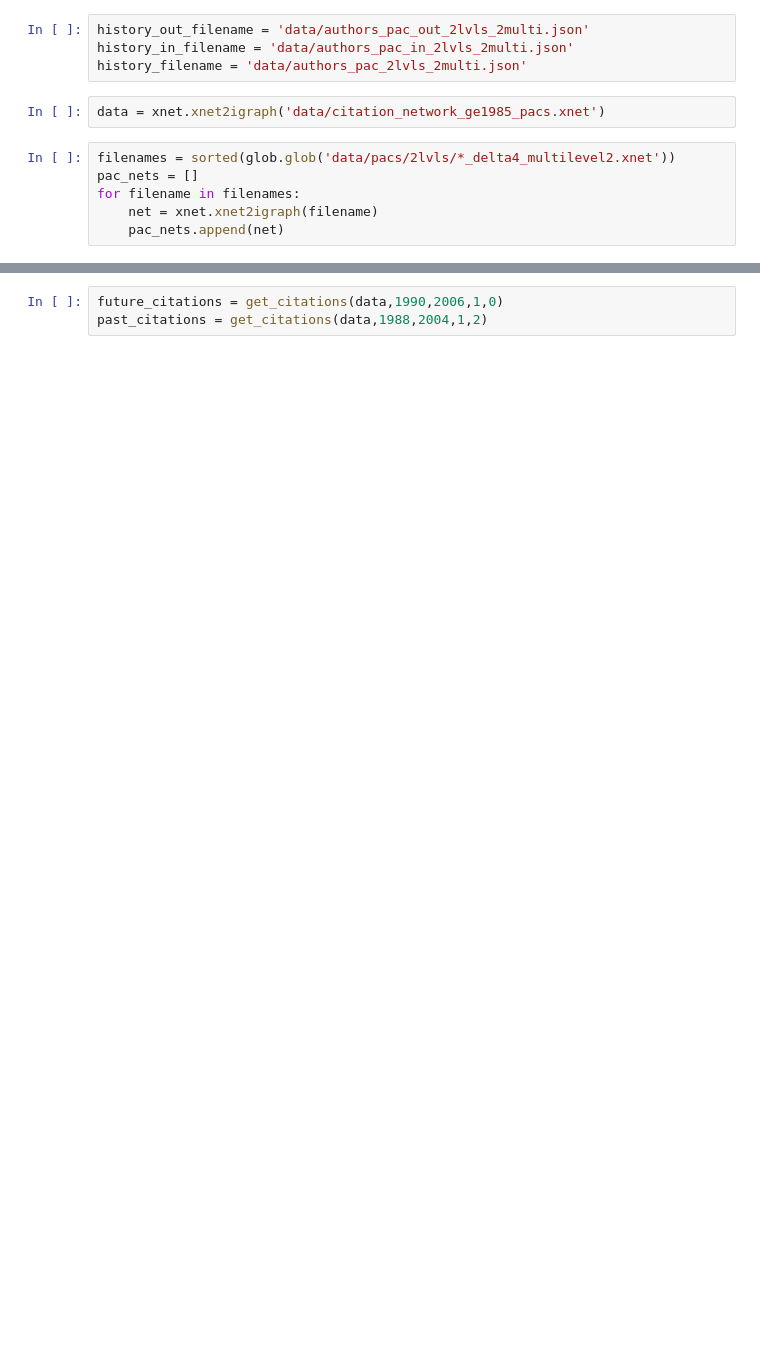
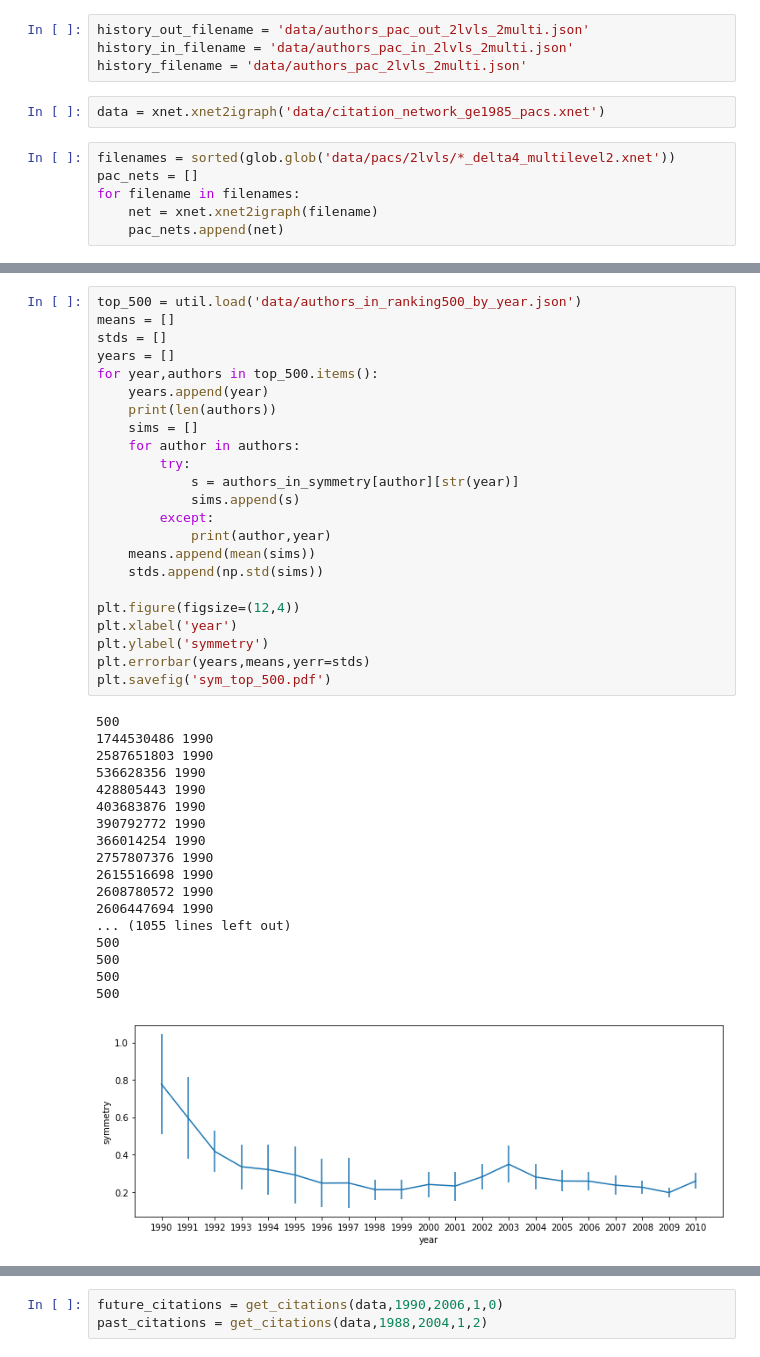
Before and after one commit to carolmb/associations_between_author_level_metrics, a Jupyter notebook: Interdisciplinaridade.ipynb, the cells around one changed output, grey strips where cells are left out. Drawn from its saved outputs; the diff is of its cells as text; blank space fills up the shorter version.

```diff
--- a/Interdisciplinaridade.ipynb
+++ b/Interdisciplinaridade.ipynb
@@ -68,0 +119,42 @@ current year 2006
+# %%
+top_500 = util.load('data/authors_in_ranking500_by_year.json')
+means = []
+stds = []
+years = []
+for year,authors in top_500.items():
+    years.append(year)
+    print(len(authors))
+    sims = []
+    for author in authors:
+        try:
+            s = authors_in_symmetry[author][str(year)]
+            sims.append(s)
+        except:
+            print(author,year)
+    means.append(mean(sims))
+    stds.append(np.std(sims))
+
+plt.figure(figsize=(12,4))
+plt.xlabel('year')
+plt.ylabel('symmetry')
+plt.errorbar(years,means,yerr=stds)
+plt.savefig('sym_top_500.pdf')
+# %% [output]
+500
+1744530486 1990
+2587651803 1990
+536628356 1990
+428805443 1990
+403683876 1990
+390792772 1990
+366014254 1990
+2757807376 1990
+2615516698 1990
+2608780572 1990
+2606447694 1990
+... (1055 lines left out)
+500
+500
+500
+500
+[figure, added]
```
Also changed, not shown: parts of 28 cells of this notebook, 17 other files.
